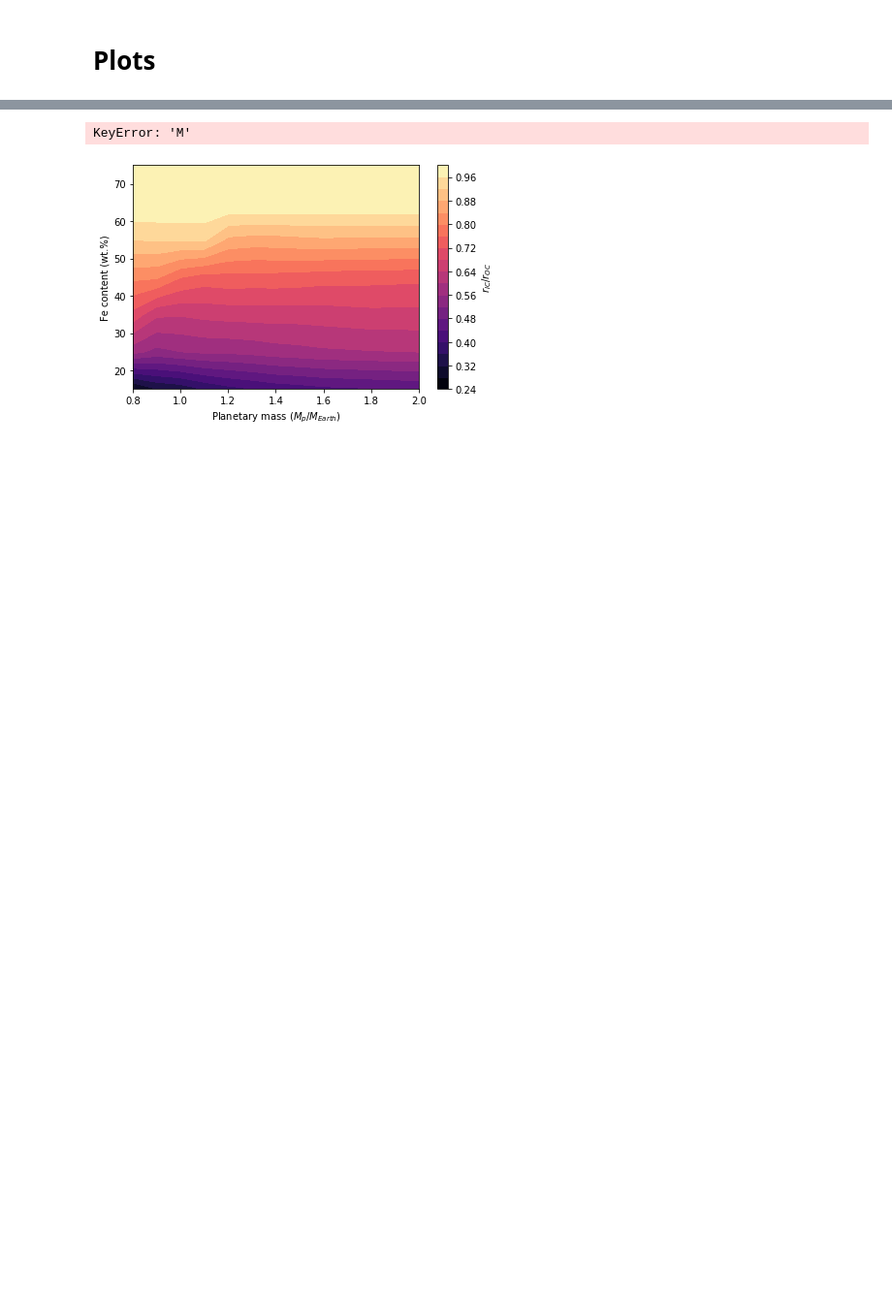
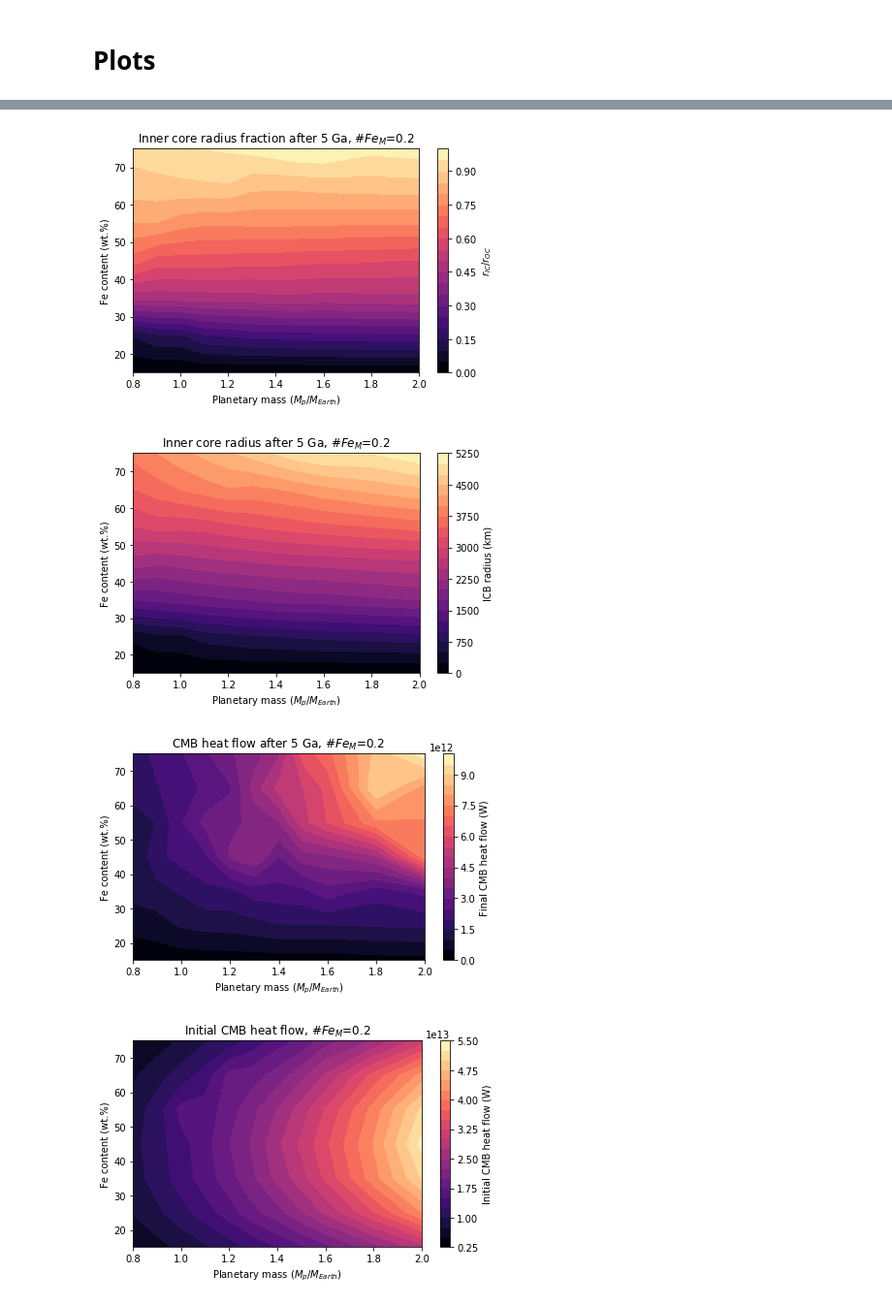
Before and after one commit to irenebonati/exo-cores, a Jupyter notebook: Planets.ipynb, the cells around one changed output, grey strips where cells are left out. Shown at 97% size. Cells and saved outputs as stored; diff of their text form; code cells hidden in the pictures; blank space fills up the shorter version.

Commit message:
New figures

```diff
--- a/Planets.ipynb
+++ b/Planets.ipynb
@@ -718,7 +721,7 @@ class Evolution():
 # %%
 '''Planetary parameters'''
 Mp = 1.0
-XFe = 15   # 50: inner core. 30: no inner core
+XFe = 35   # 50: inner core. 30: no inner core
 FeM = 0.00
 S = 0.0    # percentage of light elements in the core
 
@@ -797,8 +863,8 @@ plt.ylabel("Fe content (wt.%)")
 cb = plt.colorbar()
 cb.set_label("$r_{IC}$/$r_{OC}$")
 plt.tight_layout()
-plt.title('Inner core radius fraction after 5 Ga, #$Fe_{M}$={}'.format(FeM))
-plt.savefig("ICMF_FeM{}.pdf".format(FeM), bbox_inches="tight")
+plt.title('Inner core radius fraction after 5 Ga, #$Fe_M$={}'.format(FeM))
+plt.savefig(plots_folder +"ICMF_FeM{}.pdf".format(FeM), bbox_inches="tight")
 plt.show()
 
 ax = plt.figure()
@@ -808,42 +874,44 @@ plt.ylabel("Fe content (wt.%)")
 cb = plt.colorbar()
 cb.set_label("ICB radius (km)")
 plt.tight_layout()
-plt.title('Inner core radius after 5 Ga')
-plt.savefig("r_ICB_final.pdf", bbox_inches="tight")
+plt.title('Inner core radius after 5 Ga, #$Fe_M$={}'.format(FeM))
+plt.savefig(plots_folder +"r_ICB_final_FeM{}.pdf".format(FeM), bbox_inches="tight")
 plt.show()
 
 ax = plt.figure()
 plt.contourf(M, F, Q_CMB_end, 20, cmap = plt.cm.magma)
 plt.xlabel("Planetary mass ($M_{p}/M_{Earth}$)")
 plt.ylabel("Fe content (wt.%)")
 cb = plt.colorbar()
 cb.set_label("Final CMB heat flow (W)")
-plt.title("CMB heat flow after 5 Ga")
+plt.title('CMB heat flow after 5 Ga, #$Fe_M$={}'.format(FeM))
 plt.tight_layout()
-plt.savefig("QCMB_final.pdf", bbox_inches="tight")
+plt.savefig(plots_folder +"QCMB_final_FeM{}.pdf".format(FeM), bbox_inches="tight")
 plt.show()
 
 ax = plt.figure()
 plt.contourf(M, F, Q_CMB_beginning, 20, cmap = plt.cm.magma)
 plt.xlabel("Planetary mass ($M_{p}/M_{Earth}$)")
 plt.ylabel("Fe content (wt.%)")
 cb = plt.colorbar()
 cb.set_label("Initial CMB heat flow (W)")
-plt.title("Initial CMB heat flow")
+plt.title('Initial CMB heat flow, #$Fe_M$={}'.format(FeM))
 plt.tight_layout()
-plt.savefig("QCMB_beginning.pdf", bbox_inches="tight")
+plt.savefig(plots_folder +"QCMB_initial_FeM{}.pdf".format(FeM), bbox_inches="tight")
 plt.show()
 
 ax = plt.figure()
 plt.contourf(M, F, MF_lifetime, 20, cmap = plt.cm.magma)
 plt.xlabel("Planetary mass ($M_{p}/M_{Earth}$)")
 plt.ylabel("Fe content (wt.%)")
 cb = plt.colorbar()
 cb.set_label("Magnetic field lifetime (Gyr)")
-plt.title("Magnetic field lifetime")
+plt.title('Magnetic field lifetime, #$Fe_M$={}'.format(FeM))
 plt.tight_layout()
-plt.savefig("MF_lifetime.pdf", bbox_inches="tight")
+plt.savefig(plots_folder +"MF_lifetime_FeM{}.pdf".format(FeM), bbox_inches="tight")
 plt.show()
 # %% [output]
-KeyError: 'M'
-[figure, old version]
+[figure, new version]
+[figure, added]
+[figure, added]
+[figure, added]
```
Also changed, not shown: parts of 13 cells of this notebook, 4 other files.
